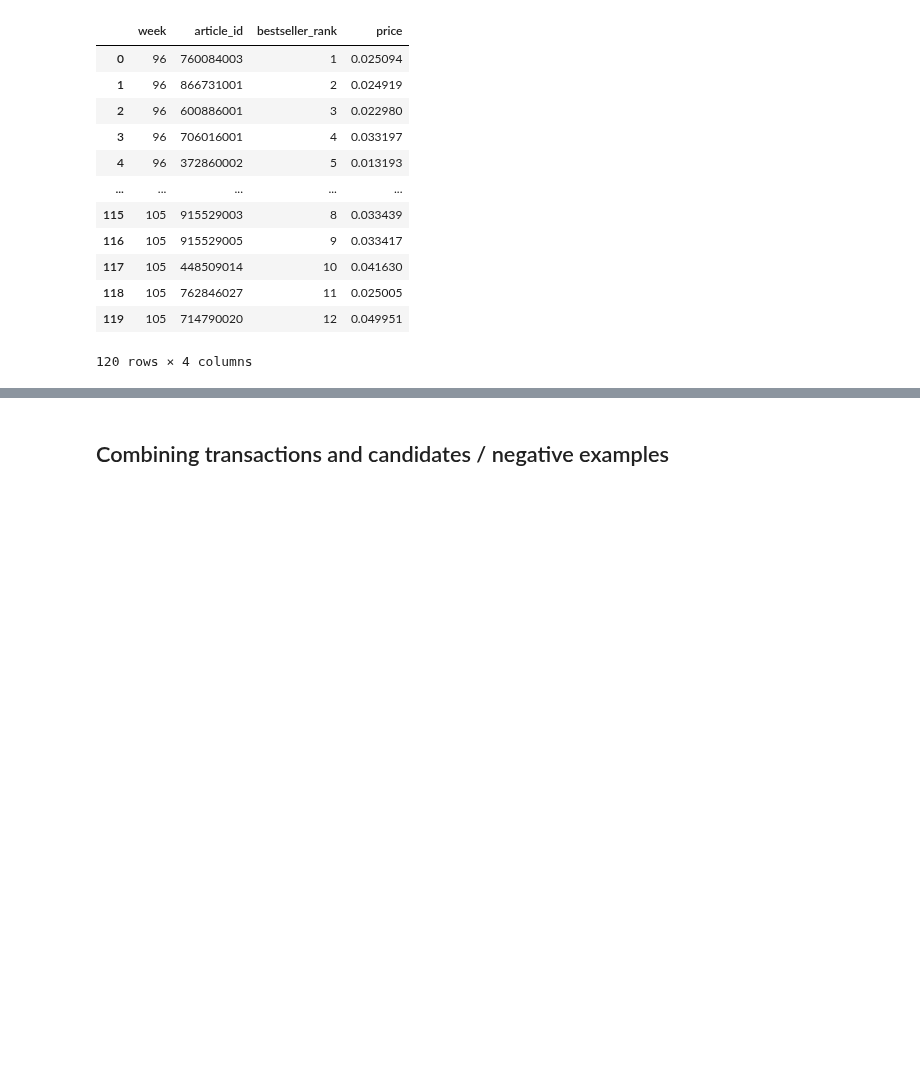
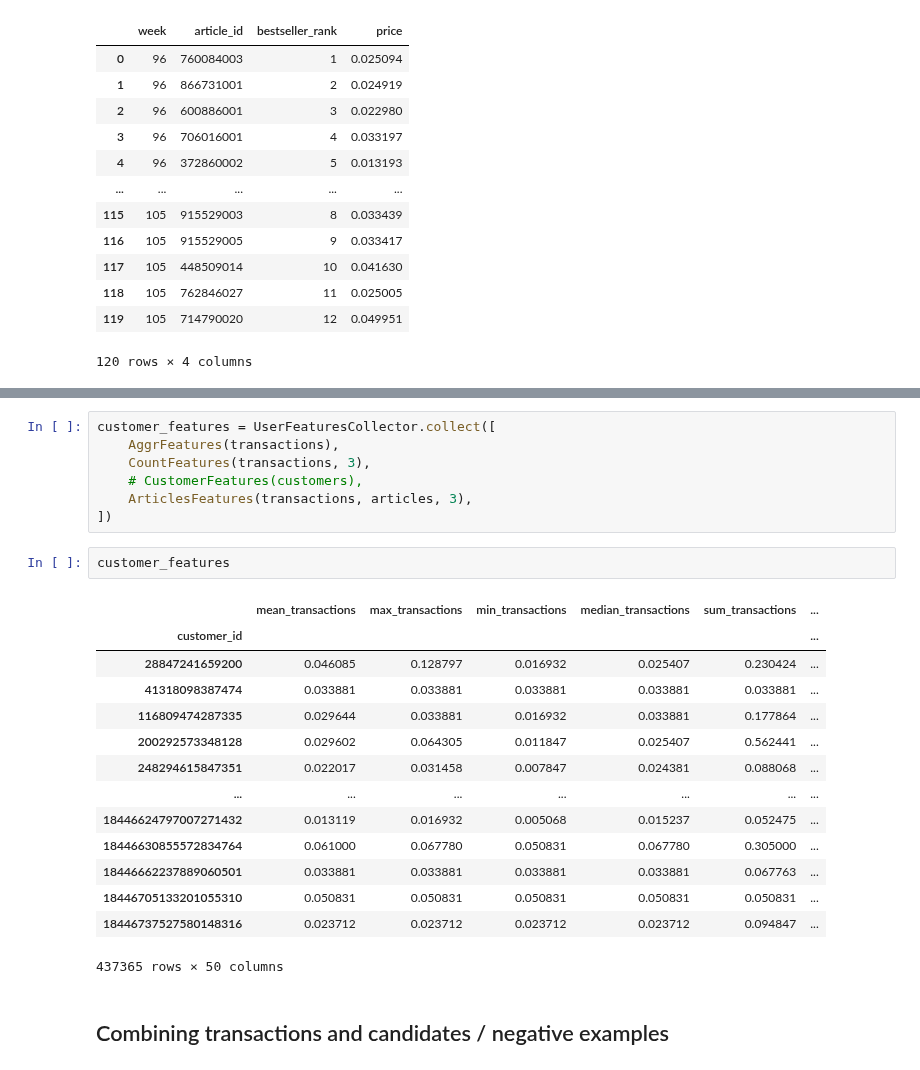
Before and after one commit to ManashJKonwar/Kaggle-HM-Recommender, a Jupyter notebook: hm-lgbmranker.ipynb, the cells around one changed output, grey strips where cells are left out. Drawn from its saved outputs; the diff is of its cells as text; blank space fills up the shorter version.

```diff
--- a/hm-lgbmranker.ipynb
+++ b/hm-lgbmranker.ipynb
@@ -348,3 +525,27 @@ bestsellers_previous_week
+# %%
+customer_features = UserFeaturesCollector.collect([
+    AggrFeatures(transactions),
+    CountFeatures(transactions, 3),
+    # CustomerFeatures(customers),
+    ArticlesFeatures(transactions, articles, 3),
+])
+# %%
+customer_features
+# %% [output]
+|  | mean_transactions | max_transactions | min_transactions | median_transactions | sum_transactions | ... |
+| customer_id |  |  |  |  |  | ... |
+| 28847241659200 | 0.046085 | 0.128797 | 0.016932 | 0.025407 | 0.230424 | ... |
+| 41318098387474 | 0.033881 | 0.033881 | 0.033881 | 0.033881 | 0.033881 | ... |
+| 116809474287335 | 0.029644 | 0.033881 | 0.016932 | 0.033881 | 0.177864 | ... |
+| 200292573348128 | 0.029602 | 0.064305 | 0.011847 | 0.025407 | 0.562441 | ... |
+| 248294615847351 | 0.022017 | 0.031458 | 0.007847 | 0.024381 | 0.088068 | ... |
+| ... | ... | ... | ... | ... | ... | ... |
+| 18446624797007271432 | 0.013119 | 0.016932 | 0.005068 | 0.015237 | 0.052475 | ... |
+| 18446630855572834764 | 0.061000 | 0.067780 | 0.050831 | 0.067780 | 0.305000 | ... |
+| 18446662237889060501 | 0.033881 | 0.033881 | 0.033881 | 0.033881 | 0.067763 | ... |
+| 18446705133201055310 | 0.050831 | 0.050831 | 0.050831 | 0.050831 | 0.050831 | ... |
+| 18446737527580148316 | 0.023712 | 0.023712 | 0.023712 | 0.023712 | 0.094847 | ... |
+437365 rows × 50 columns
 # %% [markdown]
 ## Combining transactions and candidates / negative examples
 # %%
```
Also changed, not shown: parts of 13 cells of this notebook.
